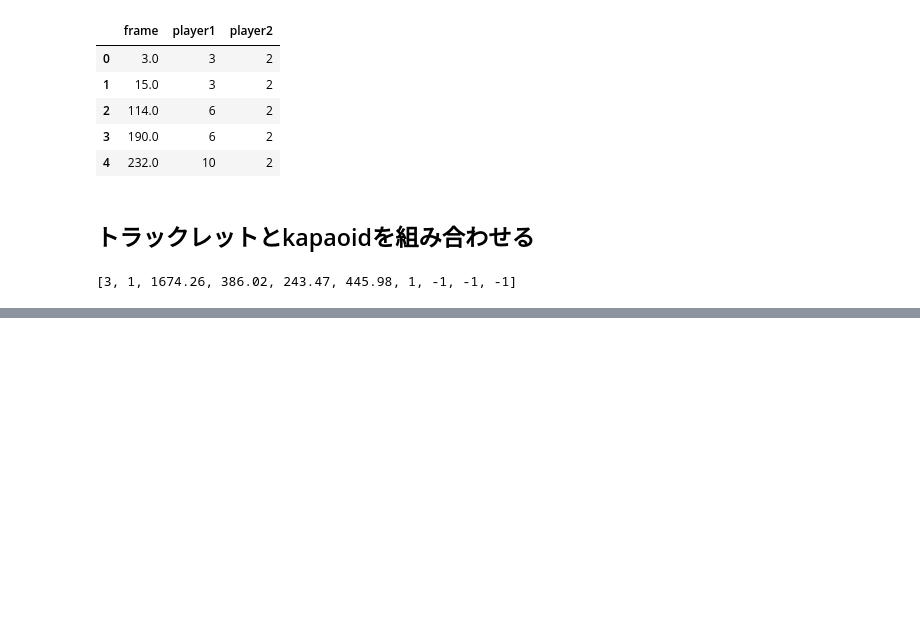
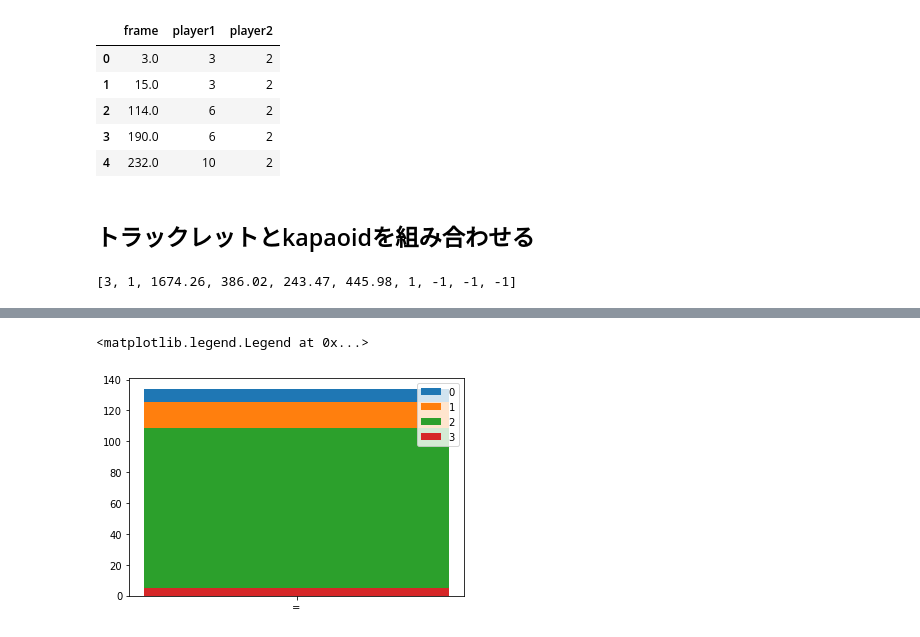
Before and after one commit to mei28/deep_sort, a Jupyter notebook: exp/20220609/rally.ipynb, the cells around one changed output, grey strips where cells are left out. Cells and saved outputs as stored; diff of their text form; code cells hidden in the pictures; blank space fills up the shorter version.

```diff
--- a/exp/20220609/rally.ipynb
+++ b/exp/20220609/rally.ipynb
@@ -204,0 +326,10 @@ Wall time: 15min 40s
+# %%
+fig = plt.figure()
+ax = fig.add_subplot(111)
+
+for i,a in enumerate([player1_exist_list,player2_exist_list,player12_exist_list,player_nexist_list]):
+    ax.bar(height=sum(a)/len(a),x='=',label=i)
+ax.legend()
+# %% [output]
+<matplotlib.legend.Legend at 0x...>
+[figure, added]
```
Also changed, not shown: parts of 20 cells of this notebook, 1 other file.
